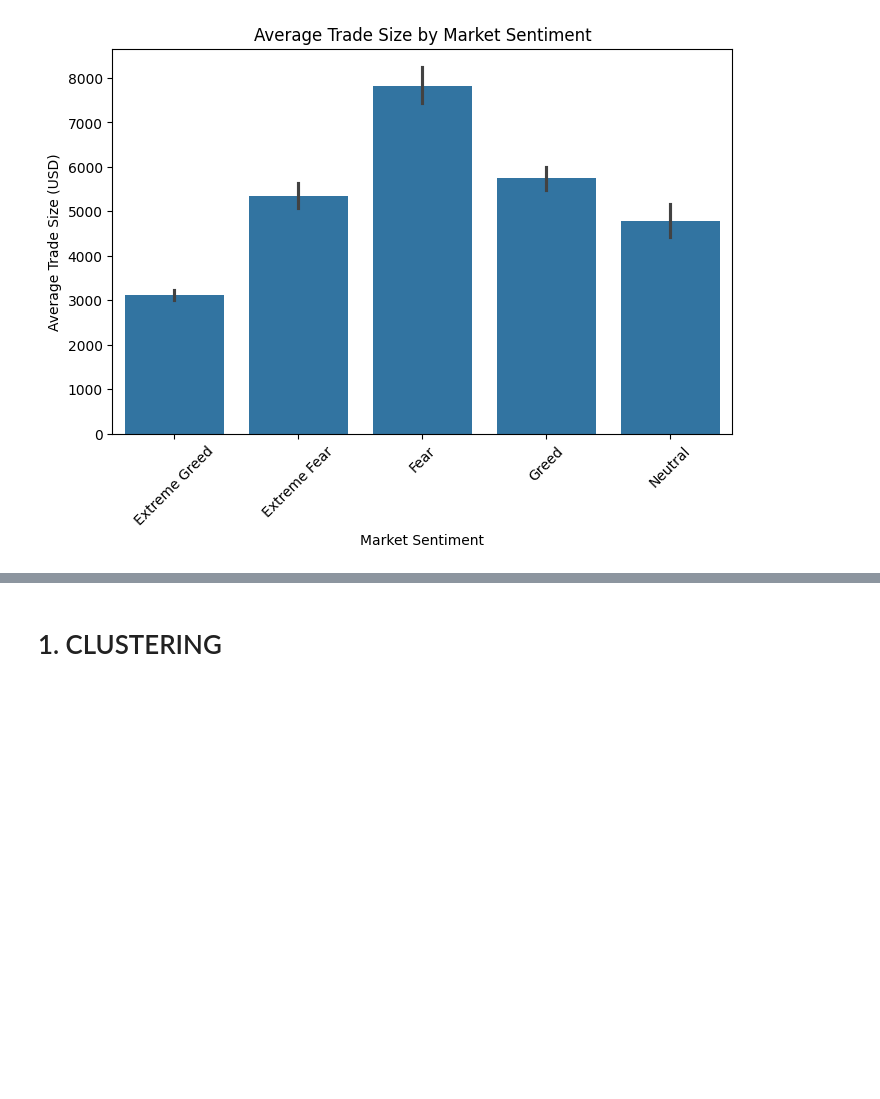
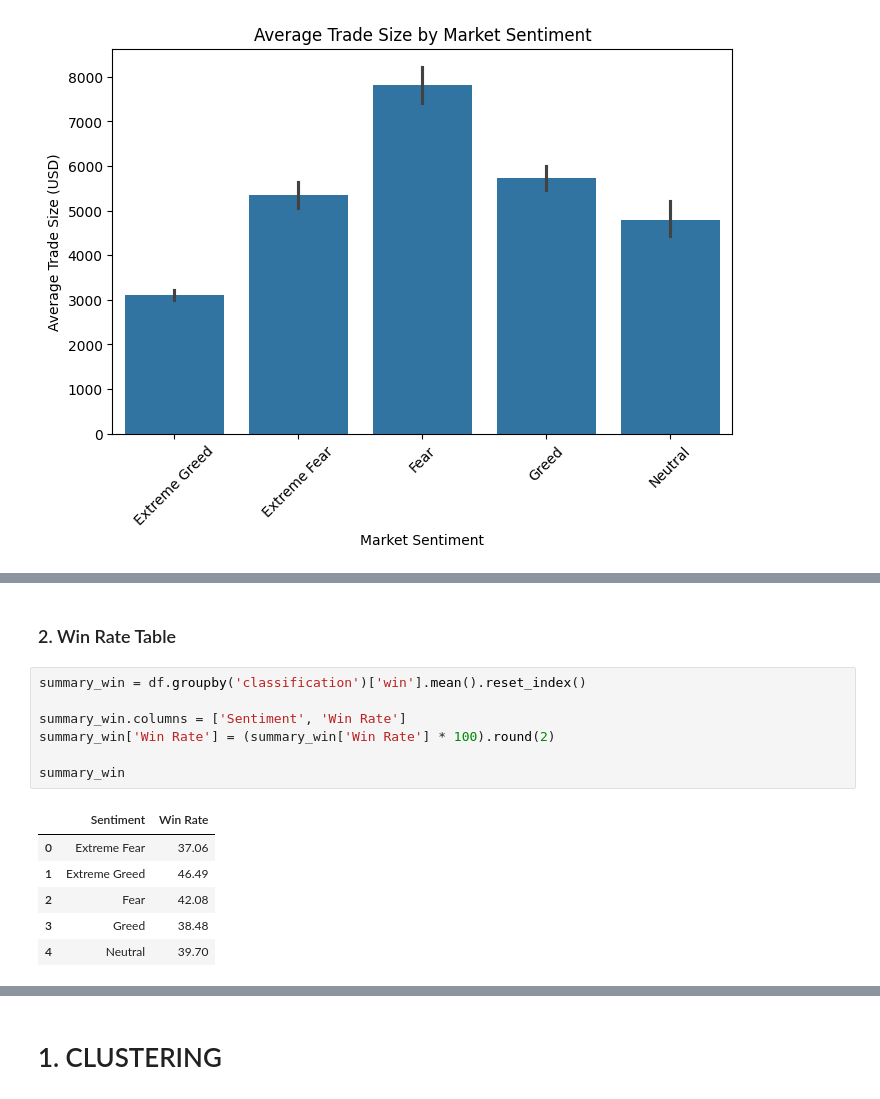
Before and after one commit to Yanshuptl18/trader-sentiment-analysis, a Jupyter notebook: notebooks/analysis.ipynb, the cells around one changed output, grey strips where cells are left out. Saved outputs shown, nothing was run; the diff lists cells and outputs as text; blank space fills up the shorter version.

```diff
--- a/notebooks/analysis.ipynb
+++ b/notebooks/analysis.ipynb
@@ -531,0 +552,16 @@ plt.show()
+# %% [markdown]
+### 2. Win Rate Table
+# %%
+summary_win = df.groupby('classification')['win'].mean().reset_index()
+
+summary_win.columns = ['Sentiment', 'Win Rate']
+summary_win['Win Rate'] = (summary_win['Win Rate'] * 100).round(2)
+
+summary_win
+# %% [output]
+|  | Sentiment | Win Rate |
+| 0 | Extreme Fear | 37.06 |
+| 1 | Extreme Greed | 46.49 |
+| 2 | Fear | 42.08 |
+| 3 | Greed | 38.48 |
+| 4 | Neutral | 39.70 |
```
Also changed, not shown: parts of 10 cells of this notebook, 3 other files.
